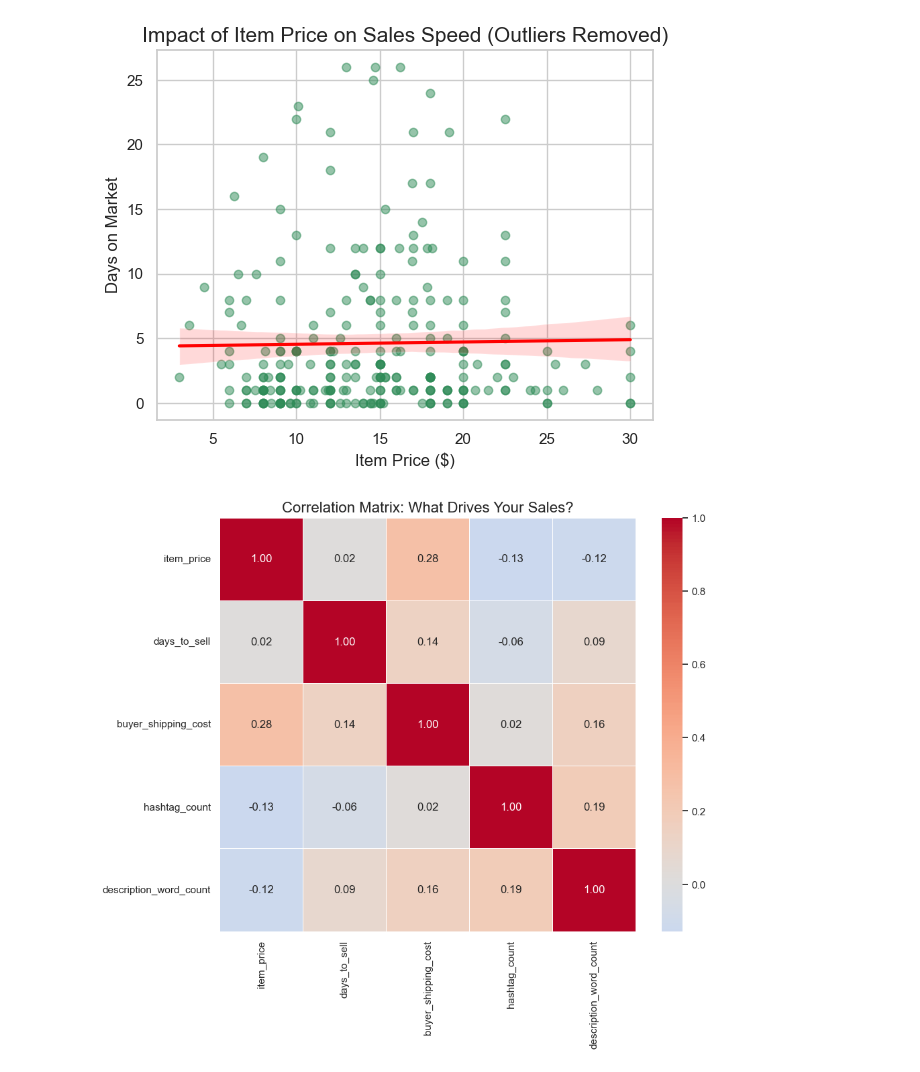
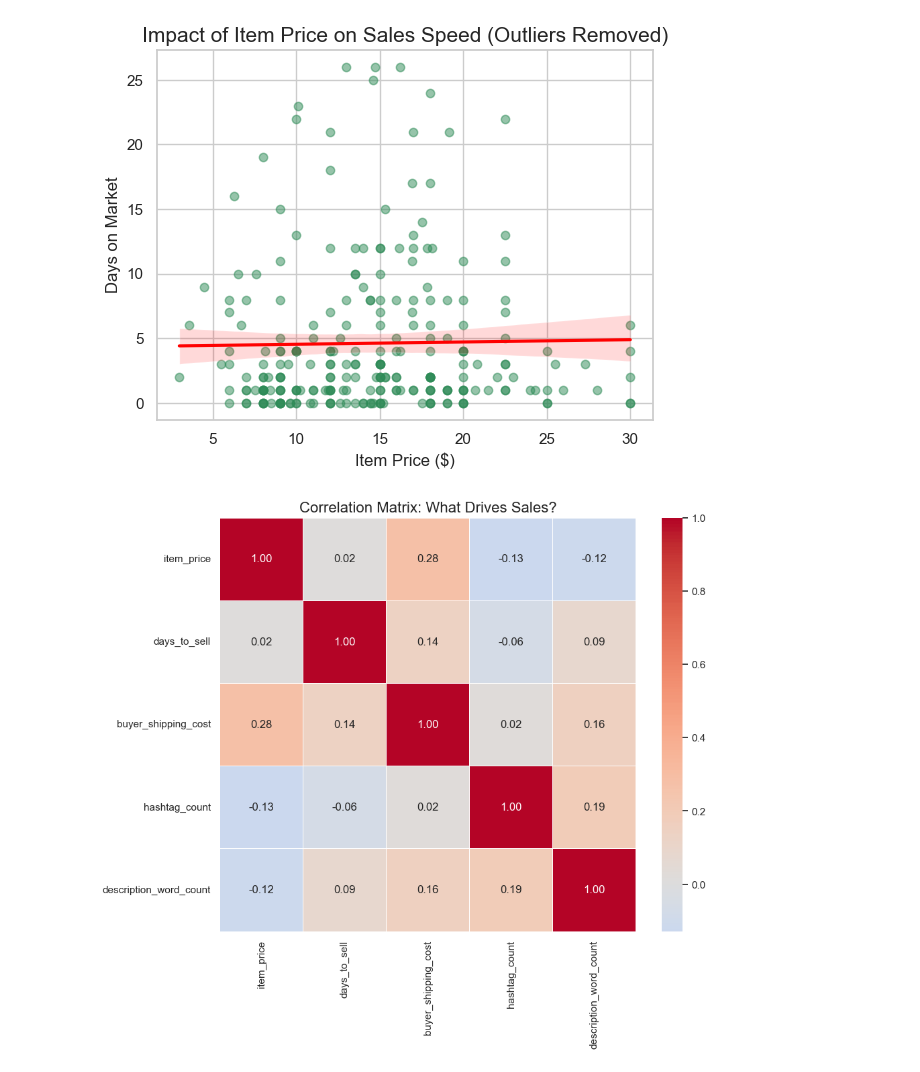
Before and after one commit to alec-arnold-1/depop-data-analysis, a Jupyter notebook: exploratory_analysis.ipynb, the cells around one changed output. Drawn from its saved outputs; the diff is of its cells as text; code cells hidden in the pictures.

```diff
--- a/exploratory_analysis.ipynb
+++ b/exploratory_analysis.ipynb
@@ -285,28 +285,28 @@ plt.savefig('price_vs_speed_no_outliers.png')
 # %%
 import matplotlib.pyplot as plt
 import seaborn as sns
 
 plt.figure(figsize=(10, 8))
 
-# Select only the relevant numerical features
-# We'll use the filtered data so outliers don't warp the correlations
+# select only the relevant numerical features
+# filtered data so outliers dont warp correlations
 cols = ['item_price', 'days_to_sell', 'buyer_shipping_cost',
         'hashtag_count', 'description_word_count']
 
 # Calculate the correlation matrix
 corr_matrix = df_filtered[cols].corr()
 
 # Create the heatmap
 sns.heatmap(
     corr_matrix,
     annot=True,
     cmap='coolwarm',
     fmt=".2f",
     center=0,
     linewidths=0.5
 )
 
-plt.title('Correlation Matrix: What Drives Your Sales?', fontsize=16)
+plt.title('Correlation Matrix: What Drives Sales?', fontsize=16)
 plt.show()
 # %% [output]
-[figure, old version]
+[figure, new version]
```
Also changed, not shown: parts of 4 cells of this notebook, 4 other files.
